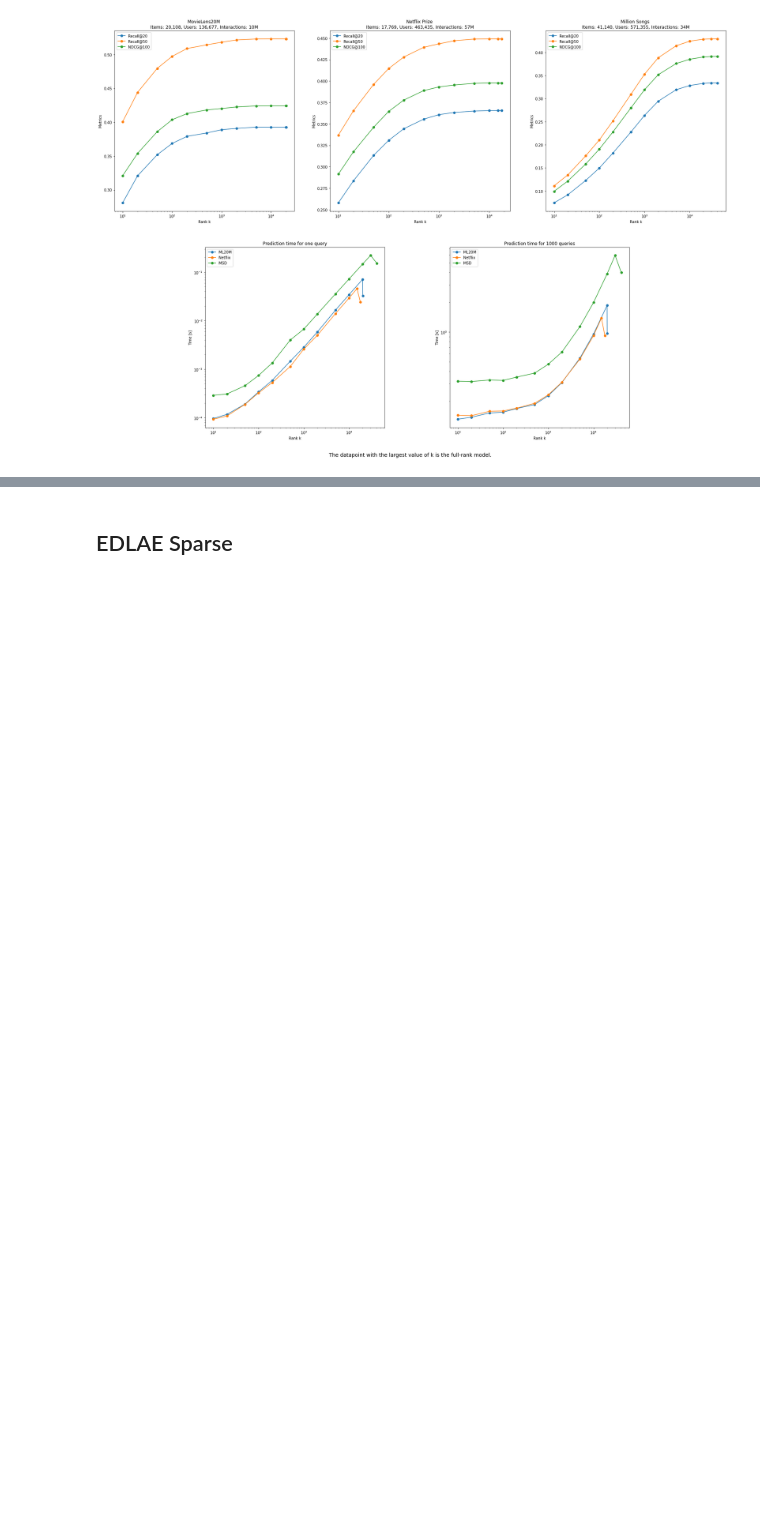
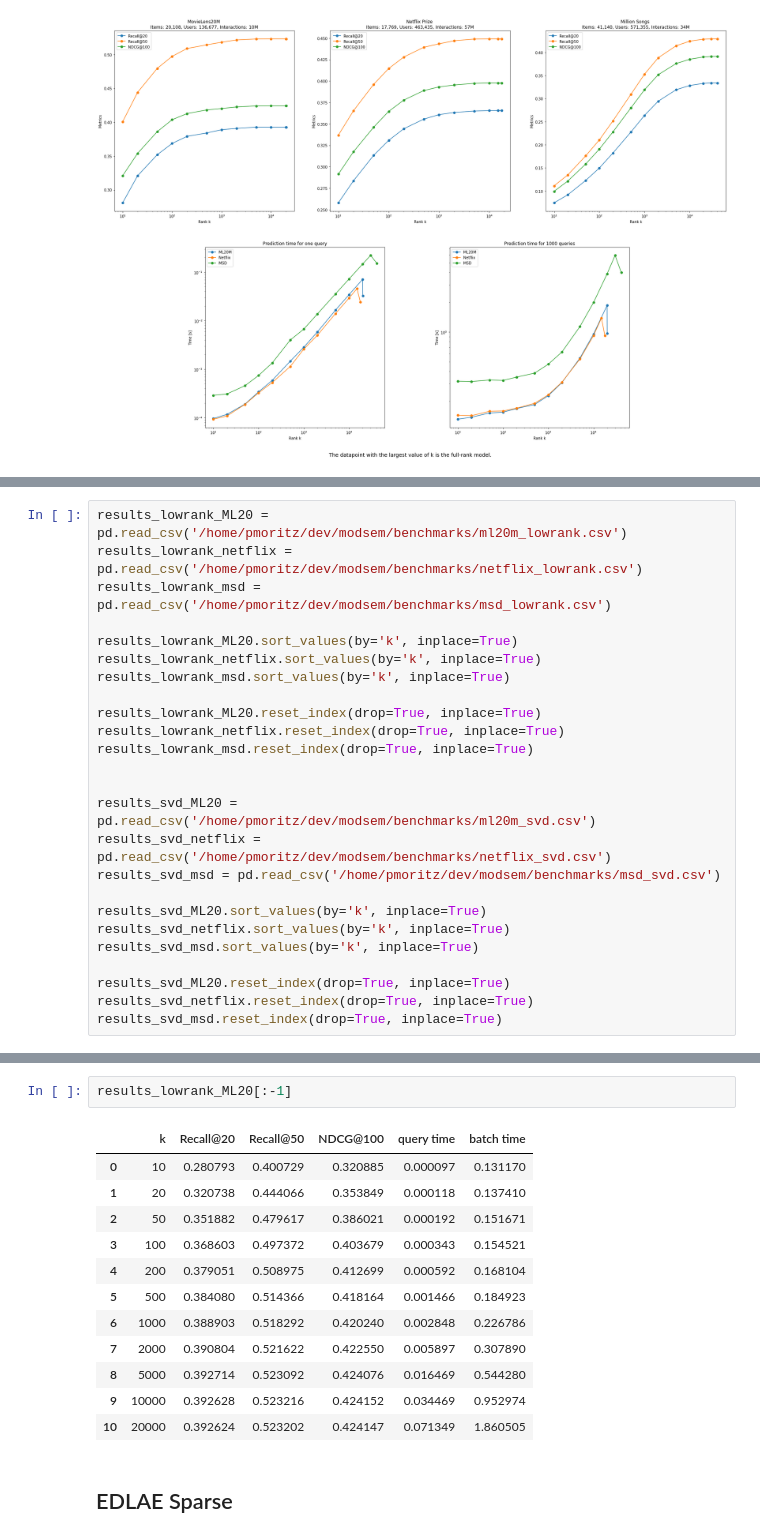
Before and after one commit to moritzp23/ModsemCollaborativeFiltering, a Jupyter notebook: benchmark_summary.ipynb, the cells around one changed output, grey strips where cells are left out. Saved outputs shown, nothing was run; the diff lists cells and outputs as text; blank space fills up the shorter version.

```diff
--- a/benchmark_summary.ipynb
+++ b/benchmark_summary.ipynb
@@ -1649,0 +1966,25 @@ plt.figtext(0.5, 0.07, "The datapoint with the largest value of k is the full-ra
+# %%
+results_lowrank_ML20 = pd.read_csv('/home/pmoritz/dev/modsem/benchmarks/ml20m_lowrank.csv')
+results_lowrank_netflix = pd.read_csv('/home/pmoritz/dev/modsem/benchmarks/netflix_lowrank.csv')
+results_lowrank_msd = pd.read_csv('/home/pmoritz/dev/modsem/benchmarks/msd_lowrank.csv')
+
+results_lowrank_ML20.sort_values(by='k', inplace=True)
+results_lowrank_netflix.sort_values(by='k', inplace=True)
+results_lowrank_msd.sort_values(by='k', inplace=True)
+
+results_lowrank_ML20.reset_index(drop=True, inplace=True)
+results_lowrank_netflix.reset_index(drop=True, inplace=True)
+results_lowrank_msd.reset_index(drop=True, inplace=True)
+
+
+results_svd_ML20 = pd.read_csv('/home/pmoritz/dev/modsem/benchmarks/ml20m_svd.csv')
+results_svd_netflix = pd.read_csv('/home/pmoritz/dev/modsem/benchmarks/netflix_svd.csv')
+results_svd_msd = pd.read_csv('/home/pmoritz/dev/modsem/benchmarks/msd_svd.csv')
+
+results_svd_ML20.sort_values(by='k', inplace=True)
+results_svd_netflix.sort_values(by='k', inplace=True)
+results_svd_msd.sort_values(by='k', inplace=True)
+
+results_svd_ML20.reset_index(drop=True, inplace=True)
+results_svd_netflix.reset_index(drop=True, inplace=True)
+results_svd_msd.reset_index(drop=True, inplace=True)
@@ -1650,2 +2060,17 @@ plt.figtext(0.5, 0.07, "The datapoint with the largest value of k is the full-ra
+# %%
+results_lowrank_ML20[:-1]
+# %% [output]
+|  | k | Recall@20 | Recall@50 | NDCG@100 | query time | batch time |
+| 0 | 10 | 0.280793 | 0.400729 | 0.320885 | 0.000097 | 0.131170 |
+| 1 | 20 | 0.320738 | 0.444066 | 0.353849 | 0.000118 | 0.137410 |
+| 2 | 50 | 0.351882 | 0.479617 | 0.386021 | 0.000192 | 0.151671 |
+| 3 | 100 | 0.368603 | 0.497372 | 0.403679 | 0.000343 | 0.154521 |
+| 4 | 200 | 0.379051 | 0.508975 | 0.412699 | 0.000592 | 0.168104 |
+| 5 | 500 | 0.384080 | 0.514366 | 0.418164 | 0.001466 | 0.184923 |
+| 6 | 1000 | 0.388903 | 0.518292 | 0.420240 | 0.002848 | 0.226786 |
+| 7 | 2000 | 0.390804 | 0.521622 | 0.422550 | 0.005897 | 0.307890 |
+| 8 | 5000 | 0.392714 | 0.523092 | 0.424076 | 0.016469 | 0.544280 |
+| 9 | 10000 | 0.392628 | 0.523216 | 0.424152 | 0.034469 | 0.952974 |
+| 10 | 20000 | 0.392624 | 0.523202 | 0.424147 | 0.071349 | 1.860505 |
 # %% [markdown]
 ## EDLAE Sparse
```
Also changed, not shown: parts of 33 cells of this notebook.
